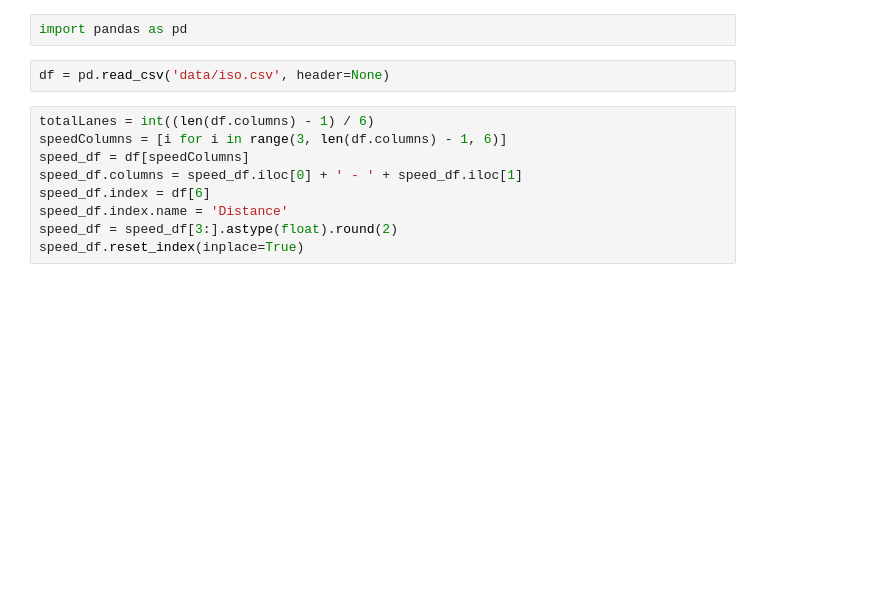
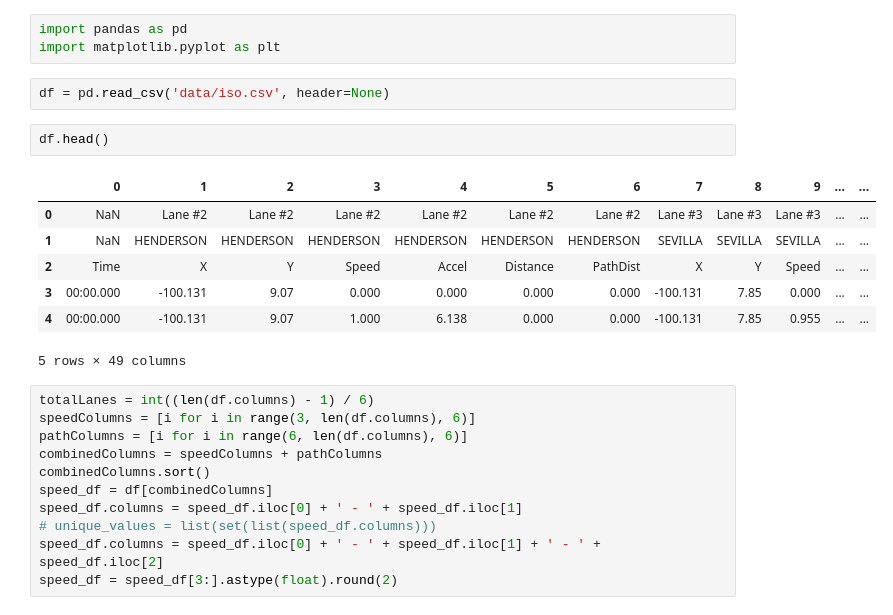
Before and after one commit to g-rock/dad, a Jupyter notebook: iso.ipynb, the cells around one changed output. Cells and saved outputs as stored; diff of their text form; blank space fills up the shorter version.

```diff
--- a/iso.ipynb
+++ b/iso.ipynb
@@ -1,13 +1,26 @@
 # %%
 import pandas as pd
+import matplotlib.pyplot as plt
 # %%
 df = pd.read_csv('data/iso.csv', header=None)
+# %%
+df.head()
+# %% [output]
+|  | 0 | 1 | 2 | 3 | 4 | 5 | 6 | 7 | 8 | 9 | ... | ... |
+| 0 | NaN | Lane #2 | Lane #2 | Lane #2 | Lane #2 | Lane #2 | Lane #2 | Lane #3 | Lane #3 | Lane #3 | ... | ... |
+| 1 | NaN | HENDERSON | HENDERSON | HENDERSON | HENDERSON | HENDERSON | HENDERSON | SEVILLA | SEVILLA | SEVILLA | ... | ... |
+| 2 | Time | X | Y | Speed | Accel | Distance | PathDist | X | Y | Speed | ... | ... |
+| 3 | 00:00.000 | -100.131 | 9.07 | 0.000 | 0.000 | 0.000 | 0.000 | -100.131 | 7.85 | 0.000 | ... | ... |
+| 4 | 00:00.000 | -100.131 | 9.07 | 1.000 | 6.138 | 0.000 | 0.000 | -100.131 | 7.85 | 0.955 | ... | ... |
+5 rows × 49 columns
 # %%
 totalLanes = int((len(df.columns) - 1) / 6)
-speedColumns = [i for i in range(3, len(df.columns) - 1, 6)]
-speed_df = df[speedColumns]
+speedColumns = [i for i in range(3, len(df.columns), 6)]
+pathColumns = [i for i in range(6, len(df.columns), 6)]
+combinedColumns = speedColumns + pathColumns
+combinedColumns.sort()
+speed_df = df[combinedColumns]
 speed_df.columns = speed_df.iloc[0] + ' - ' + speed_df.iloc[1]
-speed_df.index = df[6]
-speed_df.index.name = 'Distance'
+# unique_values = list(set(list(speed_df.columns)))
+speed_df.columns = speed_df.iloc[0] + ' - ' + speed_df.iloc[1] + ' - ' + speed_df.iloc[2]
 speed_df = speed_df[3:].astype(float).round(2)
-speed_df.reset_index(inplace=True)
```
Also changed, not shown: parts of 4 cells of this notebook.
